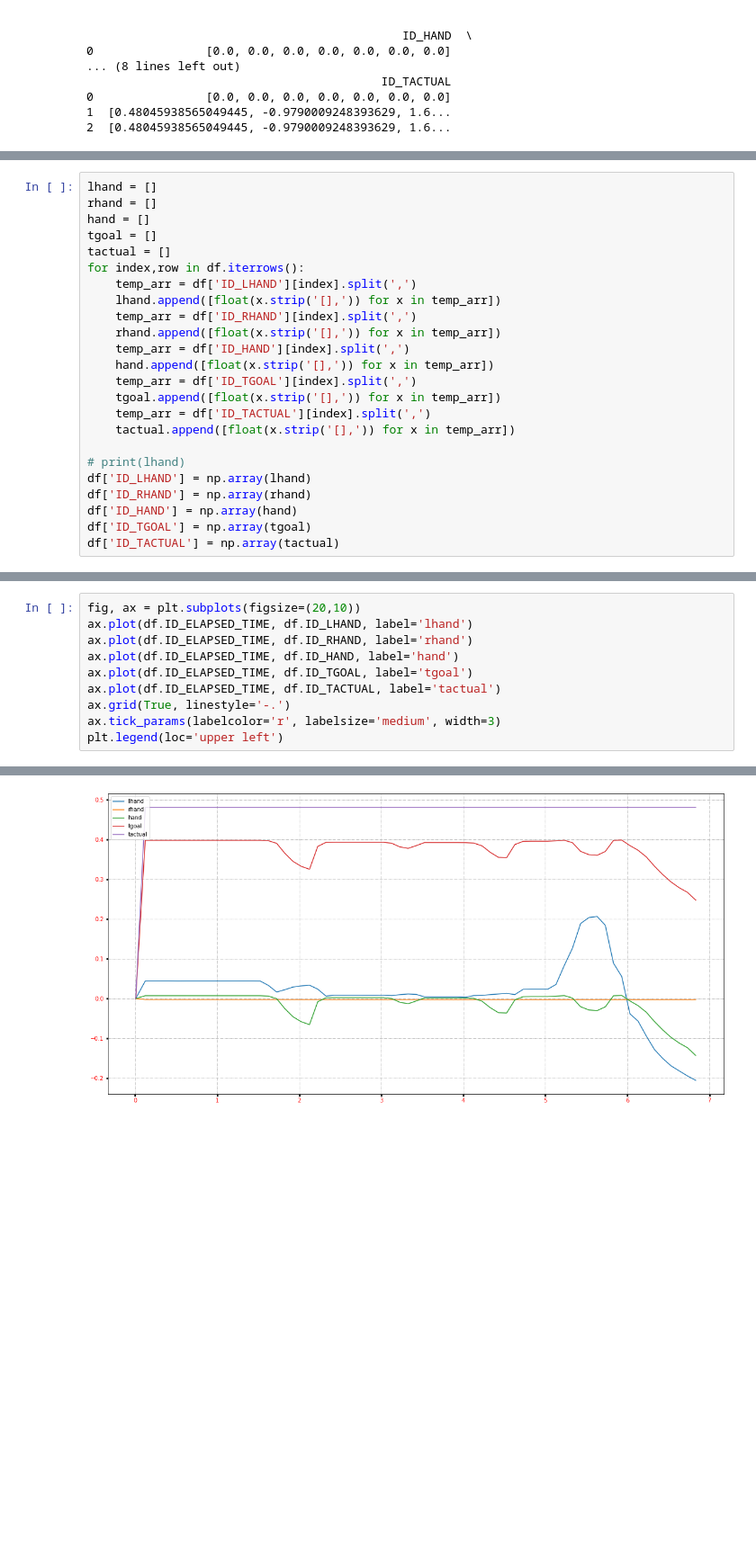
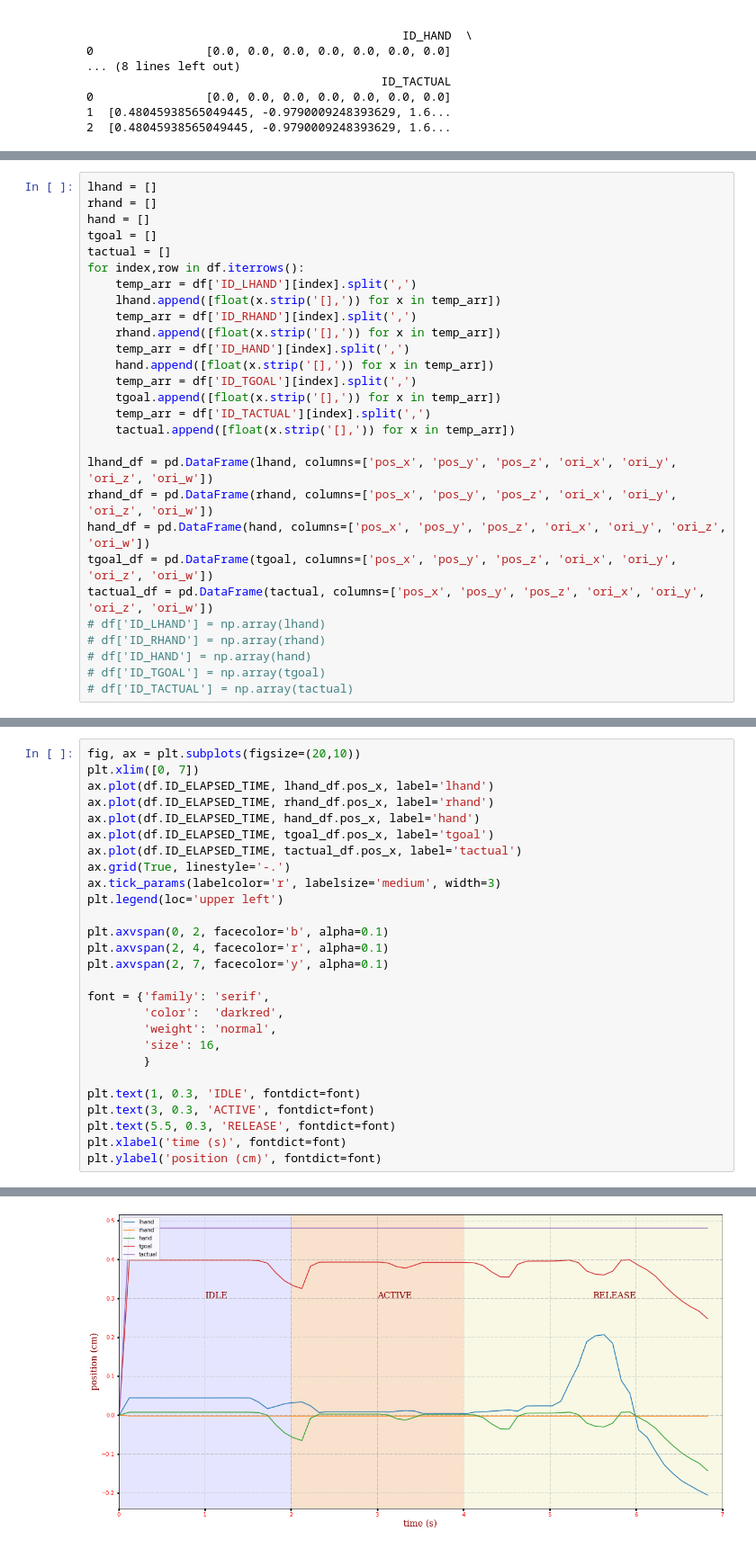
Before and after one commit to fjnn/ur5_with_hand_gazebo, a Jupyter notebook: logging/Data/Plotter.ipynb, the cells around one changed output, grey strips where cells are left out. Shown: that part at 90% size. Drawn from its saved outputs; the diff is of its cells as text; blank space fills up the shorter version.

Commit message:
plot fixed

```diff
--- a/logging/Data/Plotter.ipynb
+++ b/logging/Data/Plotter.ipynb
@@ -64,10 +60,14 @@ for index,row in df.iterrows():
     temp_arr = df['ID_TACTUAL'][index].split(',')
     tactual.append([float(x.strip('[],')) for x in temp_arr])
 
-# print(lhand)
-df['ID_LHAND'] = np.array(lhand)
-df['ID_RHAND'] = np.array(rhand)
-df['ID_HAND'] = np.array(hand)
-df['ID_TGOAL'] = np.array(tgoal)
-df['ID_TACTUAL'] = np.array(tactual)
+lhand_df = pd.DataFrame(lhand, columns=['pos_x', 'pos_y', 'pos_z', 'ori_x', 'ori_y', 'ori_z', 'ori_w'])
+rhand_df = pd.DataFrame(rhand, columns=['pos_x', 'pos_y', 'pos_z', 'ori_x', 'ori_y', 'ori_z', 'ori_w'])
+hand_df = pd.DataFrame(hand, columns=['pos_x', 'pos_y', 'pos_z', 'ori_x', 'ori_y', 'ori_z', 'ori_w'])
+tgoal_df = pd.DataFrame(tgoal, columns=['pos_x', 'pos_y', 'pos_z', 'ori_x', 'ori_y', 'ori_z', 'ori_w'])
+tactual_df = pd.DataFrame(tactual, columns=['pos_x', 'pos_y', 'pos_z', 'ori_x', 'ori_y', 'ori_z', 'ori_w'])
+# df['ID_LHAND'] = np.array(lhand)
+# df['ID_RHAND'] = np.array(rhand)
+# df['ID_HAND'] = np.array(hand)
+# df['ID_TGOAL'] = np.array(tgoal)
+# df['ID_TACTUAL'] = np.array(tactual)
 # %% [markdown]
@@ -75,11 +75,28 @@ df['ID_TACTUAL'] = np.array(tactual)
 # %%
 fig, ax = plt.subplots(figsize=(20,10))
-ax.plot(df.ID_ELAPSED_TIME, df.ID_LHAND, label='lhand')
-ax.plot(df.ID_ELAPSED_TIME, df.ID_RHAND, label='rhand')
-ax.plot(df.ID_ELAPSED_TIME, df.ID_HAND, label='hand')
-ax.plot(df.ID_ELAPSED_TIME, df.ID_TGOAL, label='tgoal')
-ax.plot(df.ID_ELAPSED_TIME, df.ID_TACTUAL, label='tactual')
+plt.xlim([0, 7])
+ax.plot(df.ID_ELAPSED_TIME, lhand_df.pos_x, label='lhand')
+ax.plot(df.ID_ELAPSED_TIME, rhand_df.pos_x, label='rhand')
+ax.plot(df.ID_ELAPSED_TIME, hand_df.pos_x, label='hand')
+ax.plot(df.ID_ELAPSED_TIME, tgoal_df.pos_x, label='tgoal')
+ax.plot(df.ID_ELAPSED_TIME, tactual_df.pos_x, label='tactual')
 ax.grid(True, linestyle='-.')
 ax.tick_params(labelcolor='r', labelsize='medium', width=3)
 plt.legend(loc='upper left')
+
+plt.axvspan(0, 2, facecolor='b', alpha=0.1)
+plt.axvspan(2, 4, facecolor='r', alpha=0.1)
+plt.axvspan(2, 7, facecolor='y', alpha=0.1)
+
+font = {'family': 'serif',
+        'color':  'darkred',
+        'weight': 'normal',
+        'size': 16,
+        }
+
+plt.text(1, 0.3, 'IDLE', fontdict=font)
+plt.text(3, 0.3, 'ACTIVE', fontdict=font)
+plt.text(5.5, 0.3, 'RELEASE', fontdict=font)
+plt.xlabel('time (s)', fontdict=font)
+plt.ylabel('position (cm)', fontdict=font)
 # %% [output]
@@ -87 +104 @@ plt.legend(loc='upper left')
-[figure, old version]
+[figure, new version]
```
Also changed, not shown: parts of 4 cells of this notebook.
